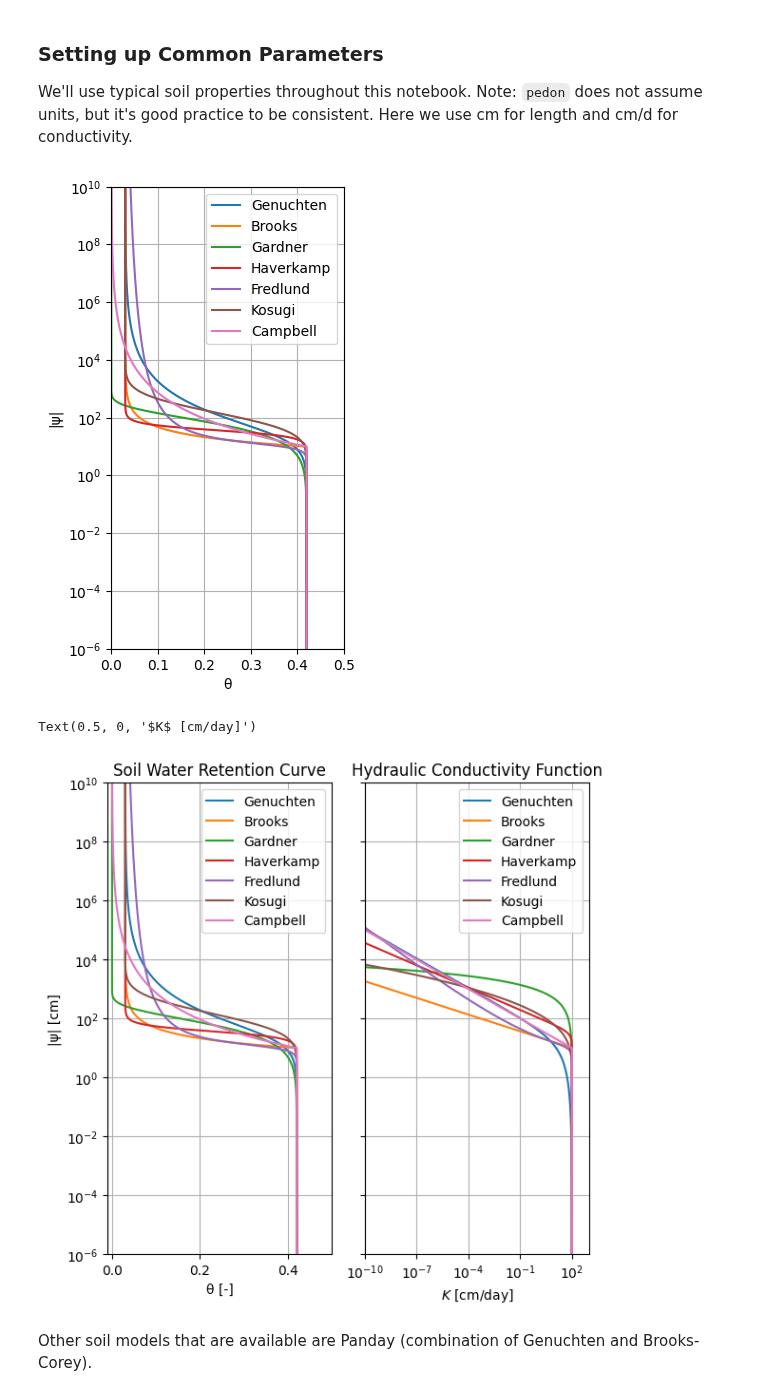
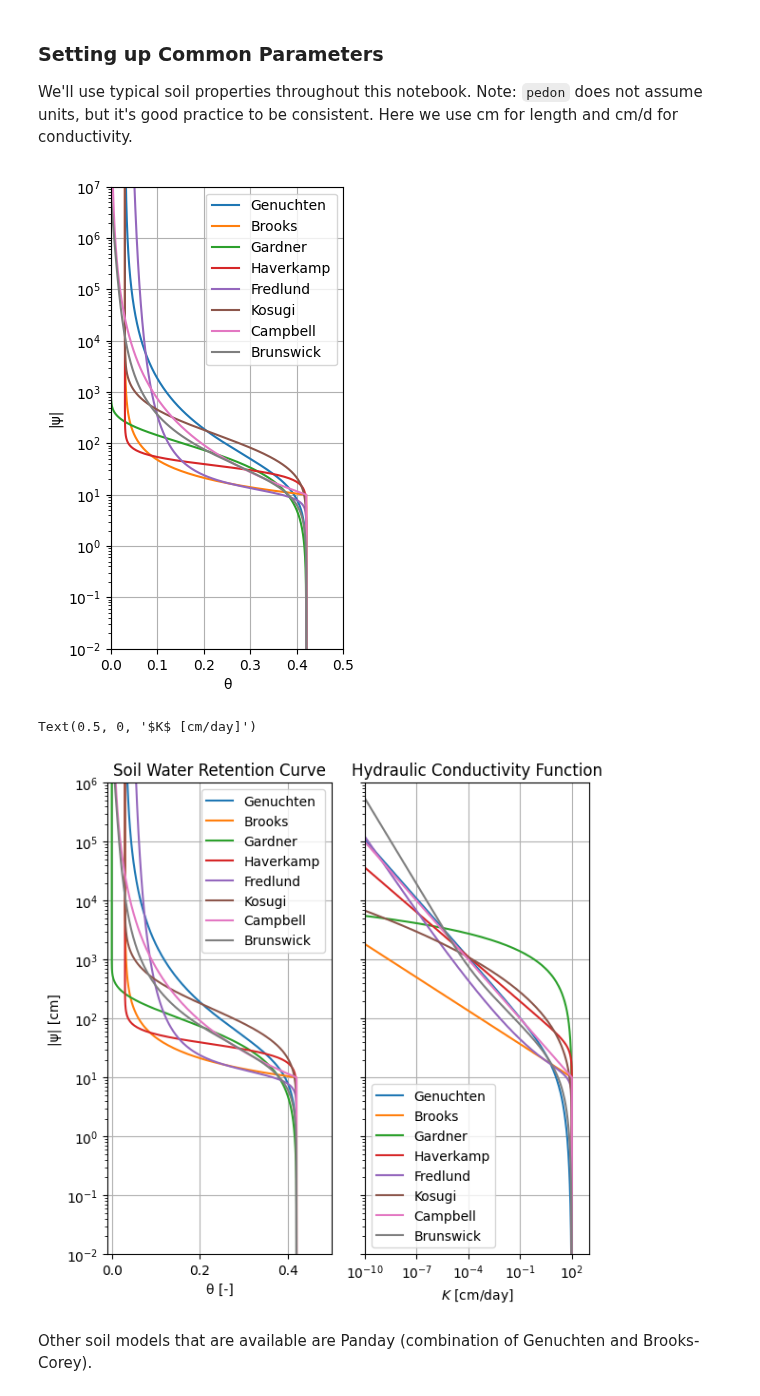
Before and after one commit to martinvonk/pedon, a Jupyter notebook: docs/examples/01_soil_models.ipynb, the cells around one changed output. Cells and saved outputs as stored; diff of their text form; code cells hidden in the pictures.

Commit message:
add brunswick to examples

```diff
--- a/docs/examples/01_soil_models.ipynb
+++ b/docs/examples/01_soil_models.ipynb
@@ -129,6 +130,11 @@ cam = pe.Campbell(
     h_b=10.0,
     b=3.0,
 )
+# %%
+# Brunswick
+bru = pe.Brunswick(
+    theta_snc=0.04, theta_sc=0.38, alpha=0.05, n=1.6, k_sc=1e2, k_snc=1e-2, l=0.5
+)
 # %%
 # Quick plot method
 ax = gen.plot()
@@ -138,32 +144,36 @@ hav.plot(ax=ax)
 fre.plot(ax=ax)
 kos.plot(ax=ax)
 cam.plot(ax=ax)
+bru.plot(ax=ax)
 ax.set_xlim(0.0, 0.5)
+ax.set_ylim(1e-2, 1e7)
 ax.legend();
 # %% [output]
-[figure, old version]
+[figure, new version]
 # %%
 axes = pe.plot.curves(gen)
 pe.plot.curves(bro, axes)
 pe.plot.curves(gar, axes)
 pe.plot.curves(hav, axes)
 pe.plot.curves(fre, axes)
 pe.plot.curves(kos, axes)
 pe.plot.curves(cam, axes)
+pe.plot.curves(bru, axes)
 axes[0].set_title("Soil Water Retention Curve")
 axes[0].set_xlim(-0.01, 0.5)
+axes[0].set_ylim(1e-2, 1e6)
 axes[0].legend()
 axes[0].set_xlabel(axes[0].get_xlabel() + " [-]")
 axes[0].set_ylabel(axes[1].get_ylabel() + " [cm]")
 
 axes[1].set_title("Hydraulic Conductivity Function")
 axes[1].set_xlim(1e-10, 1e3)
 axes[1].set_ylabel("")
 axes[1].legend()
 axes[1].set_xlabel(axes[1].get_xlabel() + " [cm/day]")
 # %% [output]
 Text(0.5, 0, '$K$ [cm/day]')
-[figure, old version]
+[figure, new version]
 # %% [markdown]
 Other soil models that are available are Panday (combination of Genuchten and Brooks-Corey).
 # %% [markdown]
```
Also changed, not shown: parts of 1 cell of this notebook.
